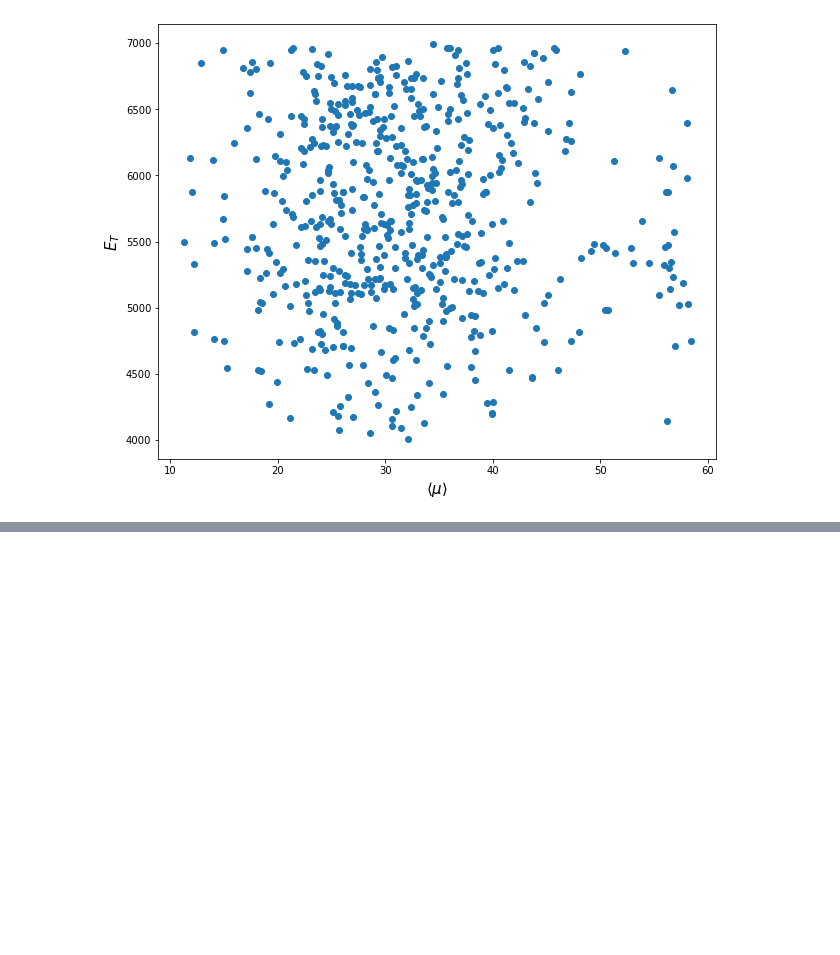
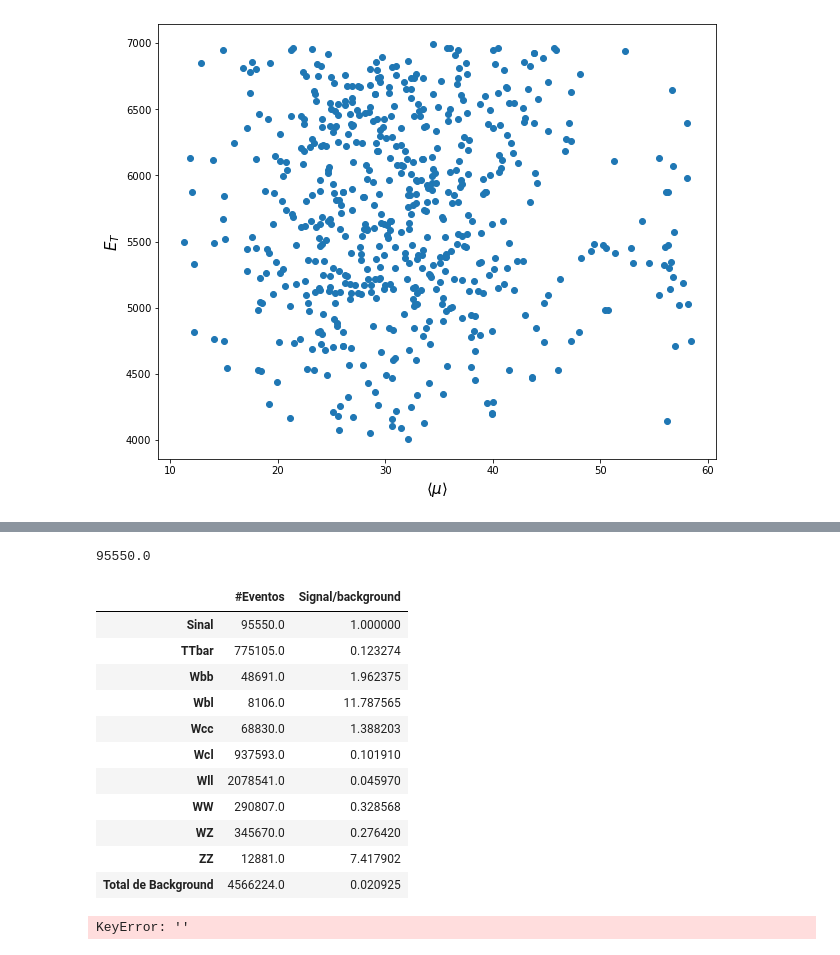
Before and after one commit to micaelverissimo/bregman_clustering, a Jupyter notebook: jupyter-notebooks/kmeans_clustering_v01.ipynb, the cells around one changed output, grey strips where cells are left out. Drawn from its saved outputs; the diff is of its cells as text; code cells hidden in the pictures; blank space fills up the shorter version.

```diff
--- a/jupyter-notebooks/kmeans_clustering_v01.ipynb
+++ b/jupyter-notebooks/kmeans_clustering_v01.ipynb
@@ -150,0 +153,14 @@ plt.show()
+# %%
+df = pd.DataFrame({'Sinal' : [95550],
+'TTbar'  : [775105.],
+'Wbb'    : [48691.],
+'Wbl'    : [8106.],
+'Wcc'    : [68830.],
+'Wcl'    : [937593.],
+'Wll'    : [2078541.],
+'WW'     : [290807.],
+'WZ'     : [345670.],
+'ZZ'     : [12881.],
+}, index=['#Eventos'])
+#df = df.T
+df.head()
@@ -150,0 +174,3 @@ plt.show()
+# %%
+df['Total de Background'] = df.iloc[0,1:].sum()
+df = df.T
@@ -150,0 +192,24 @@ plt.show()
+# %%
+df.loc['Sinal', 'Número de Eventos']
+# %% [output]
+95550.0
+# %%
+df['Signal/background'] = df.loc['Sinal', '#Eventos']/df['#Eventos']
+df
+# %% [output]
+|  | #Eventos | Signal/background |
+| Sinal | 95550.0 | 1.000000 |
+| TTbar | 775105.0 | 0.123274 |
+| Wbb | 48691.0 | 1.962375 |
+| Wbl | 8106.0 | 11.787565 |
+| Wcc | 68830.0 | 1.388203 |
+| Wcl | 937593.0 | 0.101910 |
+| Wll | 2078541.0 | 0.045970 |
+| WW | 290807.0 | 0.328568 |
+| WZ | 345670.0 | 0.276420 |
+| ZZ | 12881.0 | 7.417902 |
+| Total de Background | 4566224.0 | 0.020925 |
+# %%
+df['']
+# %% [output]
+KeyError: ''
```
Also changed, not shown: parts of 5 cells of this notebook.
